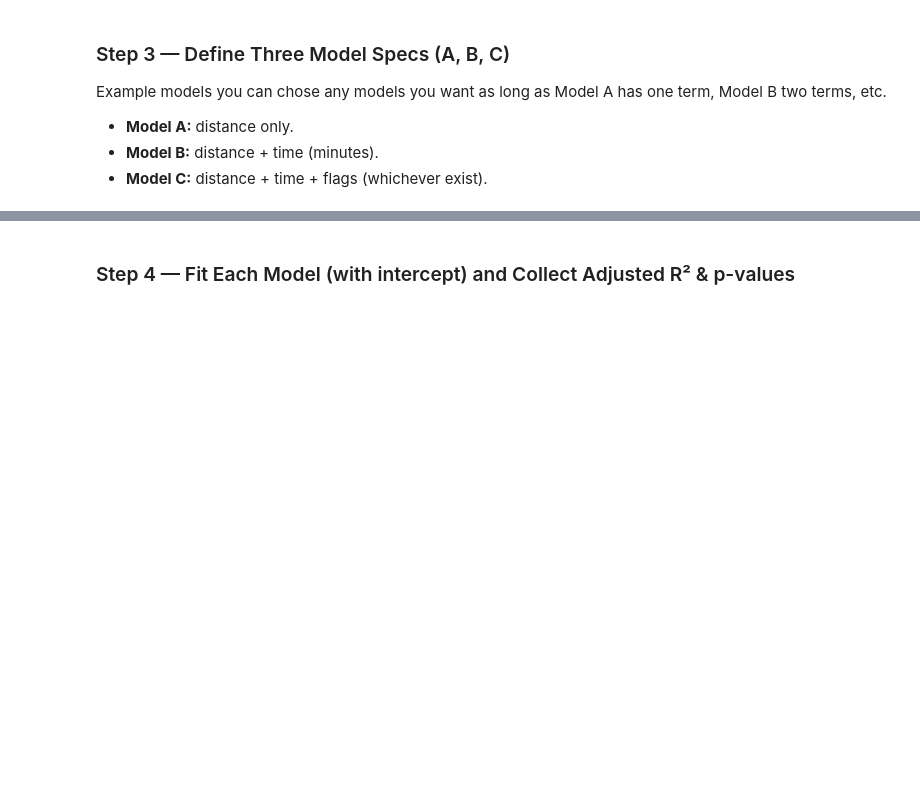
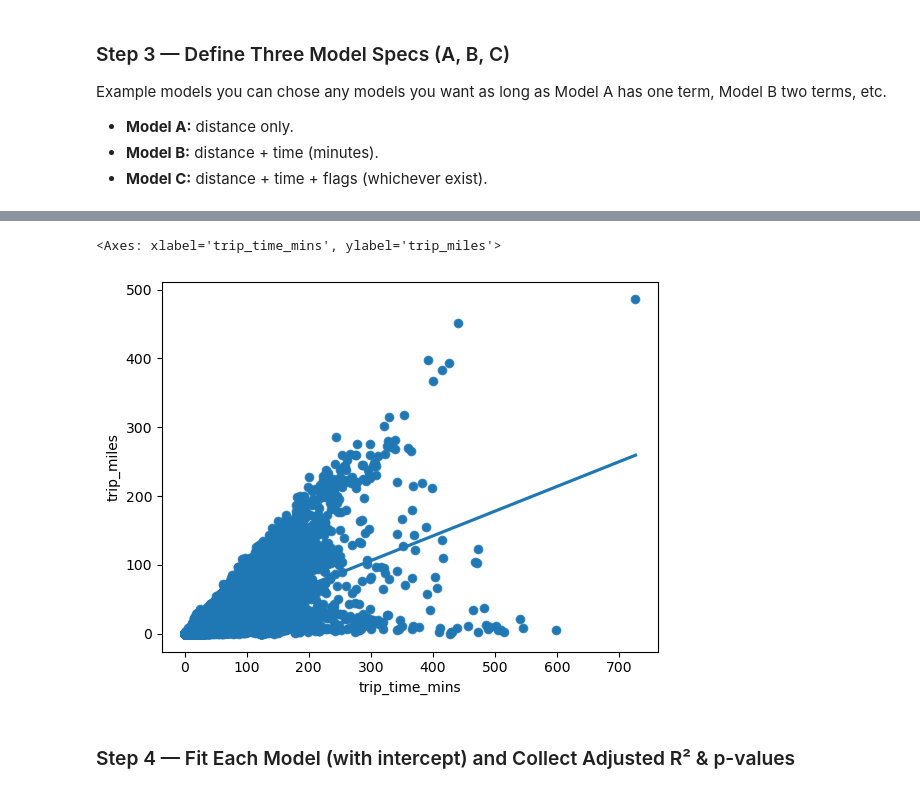
Before and after one commit to ro-the-creator/DA2025_Lectures, a Jupyter notebook: Mod6/CodeAssignments/Mod6L10_CodeAssignment_STUDENT.ipynb, the cells around one changed output, grey strips where cells are left out. Cells and saved outputs as stored; diff of their text form; code cells hidden in the pictures; blank space fills up the shorter version.

```diff
--- a/Mod6/CodeAssignments/Mod6L10_CodeAssignment_STUDENT.ipynb
+++ b/Mod6/CodeAssignments/Mod6L10_CodeAssignment_STUDENT.ipynb
@@ -55,0 +60,4 @@ None
+# %%
+path = '/Users/Marcy_Student/Desktop/Marcy-Modules/marcy-git/DA2025_Lectures/Mod6/data/FHV_072023copy.csv'
+df = pd.read_csv(path)
+df
@@ -63,0 +106,11 @@ None
+# %%
+# some cleaning
+
+# converting columns to numeric (with cleaning)
+num_columns = ['trip_miles', 'trip_time', 'base_passenger_fare']
+for x in num_columns:
+    df[x] = pd.to_numeric(
+        df[x].astype(str).str.strip().str.replace(r'[^0-9.+\-eE]', '', regex=True),
+        errors='coerce'
+)
+df.dtypes
@@ -63,0 +135,17 @@ None
+# %%
+# creating new column for time in minutes (I like it better)
+df['trip_time_mins'] = df['trip_time']/60
+# %%
+# Our flag variable, which I convert to numeric
+
+match_int = []
+for a in df['shared_match_flag']:
+    if a == 'N':
+        match_int.append(0)     # 0 --> No
+    else:
+        match_int.append(1)     # 1 --> Yes
+
+df['shared_match_flag_num'] = match_int
+
+display(df['shared_match_flag_num'].value_counts())
+display(df['shared_match_flag'].value_counts())
@@ -72,0 +215,7 @@ None
+# %%
+# plotted for initial view
+sns.scatterplot(df, x='trip_time_mins', y='trip_miles')
+sns.regplot(df, x='trip_time_mins', y='trip_miles')
+# %% [output]
+<Axes: xlabel='trip_time_mins', ylabel='trip_miles'>
+[figure, added]
```
Also changed, not shown: parts of 23 cells of this notebook, 6 other files.
